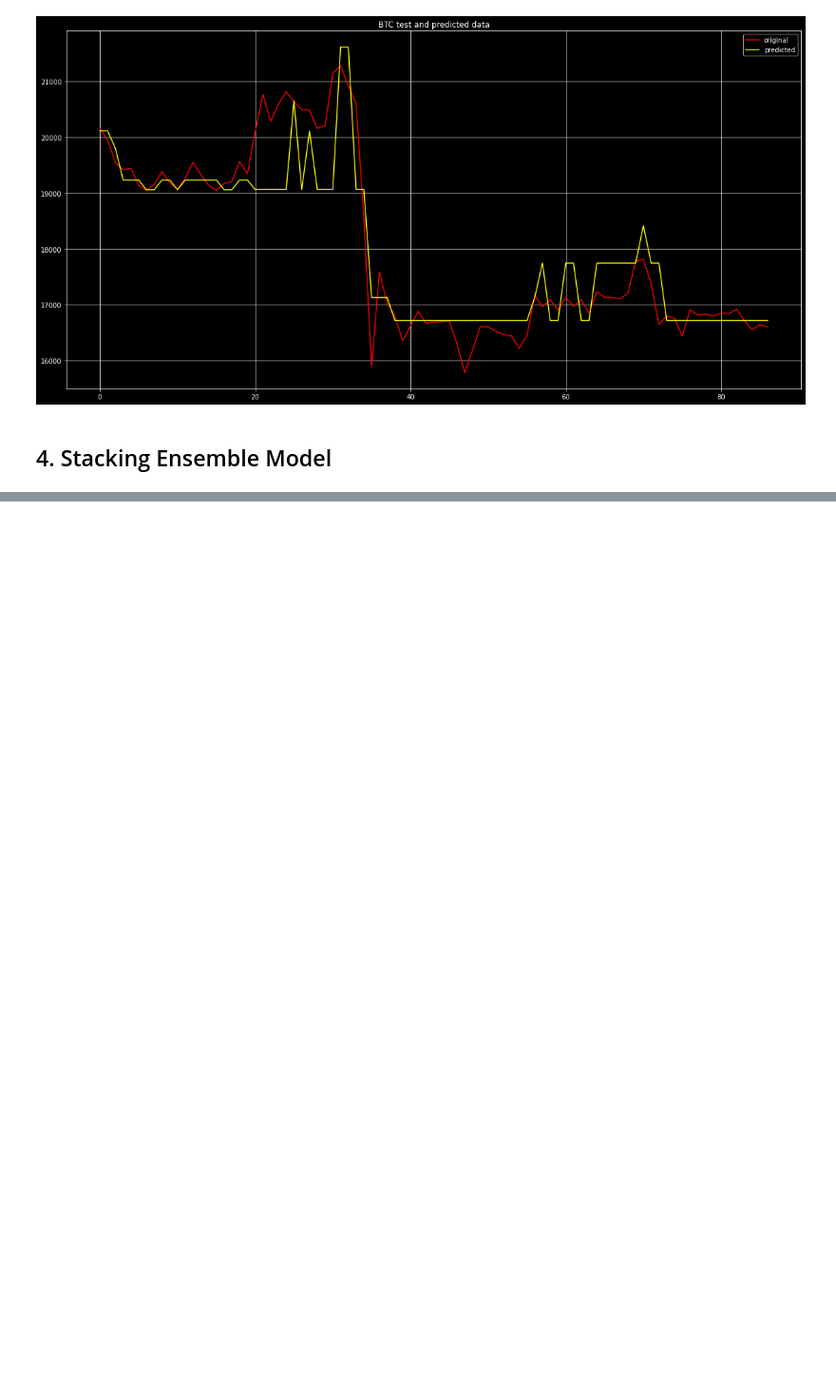
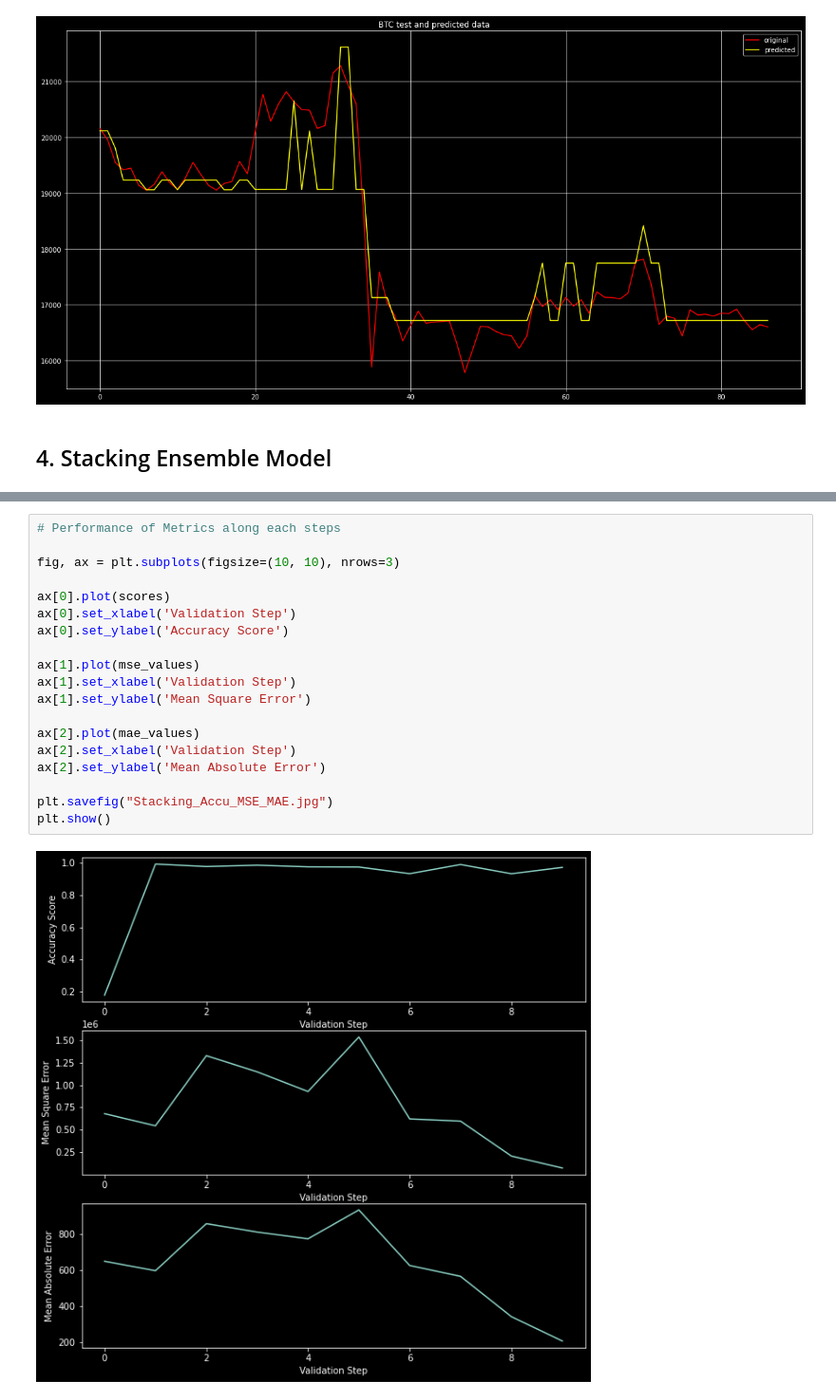
Before and after one commit to Atlantropaz/DataSci, a Jupyter notebook: ML Models.ipynb, the cells around one changed output, grey strips where cells are left out. Shown at 95% size. Drawn from its saved outputs; the diff is of its cells as text; blank space fills up the shorter version.

```diff
--- a/ML Models.ipynb
+++ b/ML Models.ipynb
@@ -613,0 +567,21 @@ plt.show()
+# %%
+# Performance of Metrics along each steps
+
+fig, ax = plt.subplots(figsize=(10, 10), nrows=3)
+
+ax[0].plot(scores)
+ax[0].set_xlabel('Validation Step')
+ax[0].set_ylabel('Accuracy Score')
+
+ax[1].plot(mse_values)
+ax[1].set_xlabel('Validation Step')
+ax[1].set_ylabel('Mean Square Error')
+
+ax[2].plot(mae_values)
+ax[2].set_xlabel('Validation Step')
+ax[2].set_ylabel('Mean Absolute Error')
+
+plt.savefig("Stacking_Accu_MSE_MAE.jpg")
+plt.show()
+# %% [output]
+[figure, added]
```
Also changed, not shown: parts of 15 cells of this notebook.
